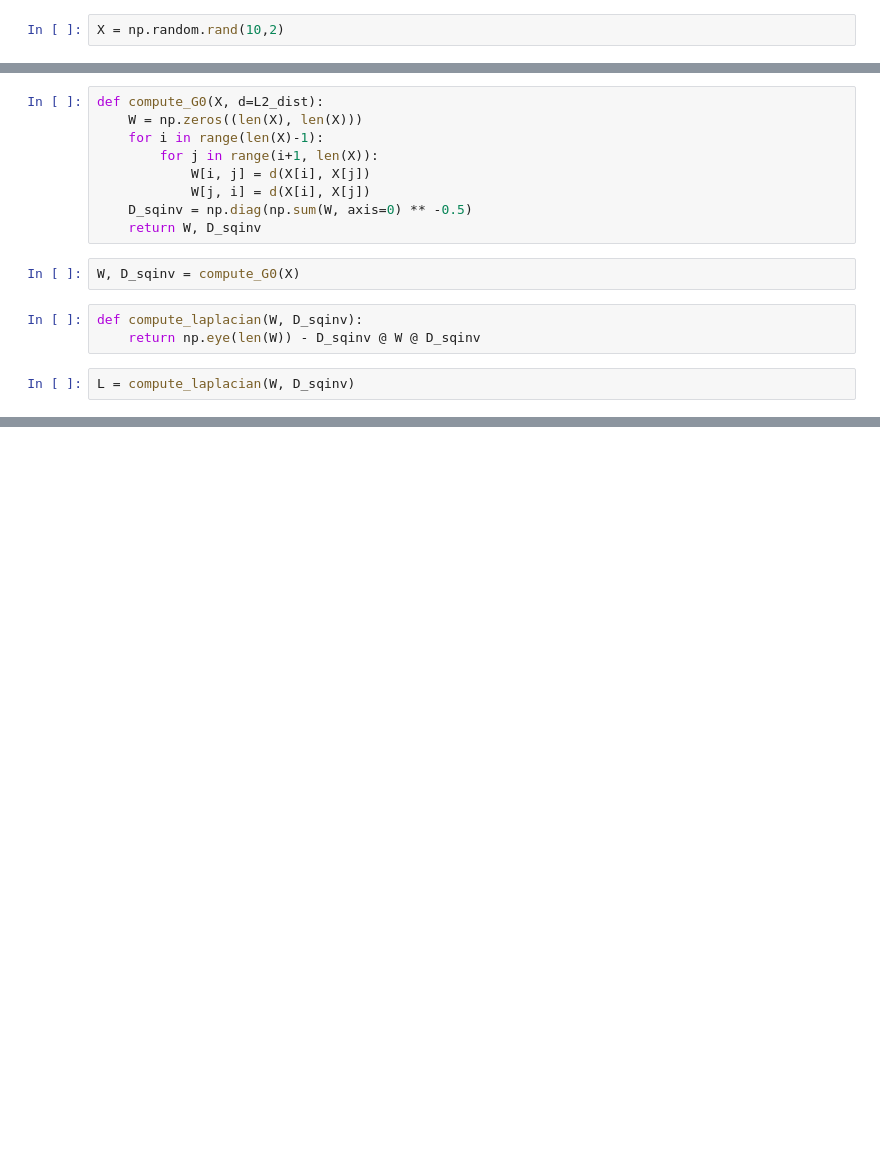
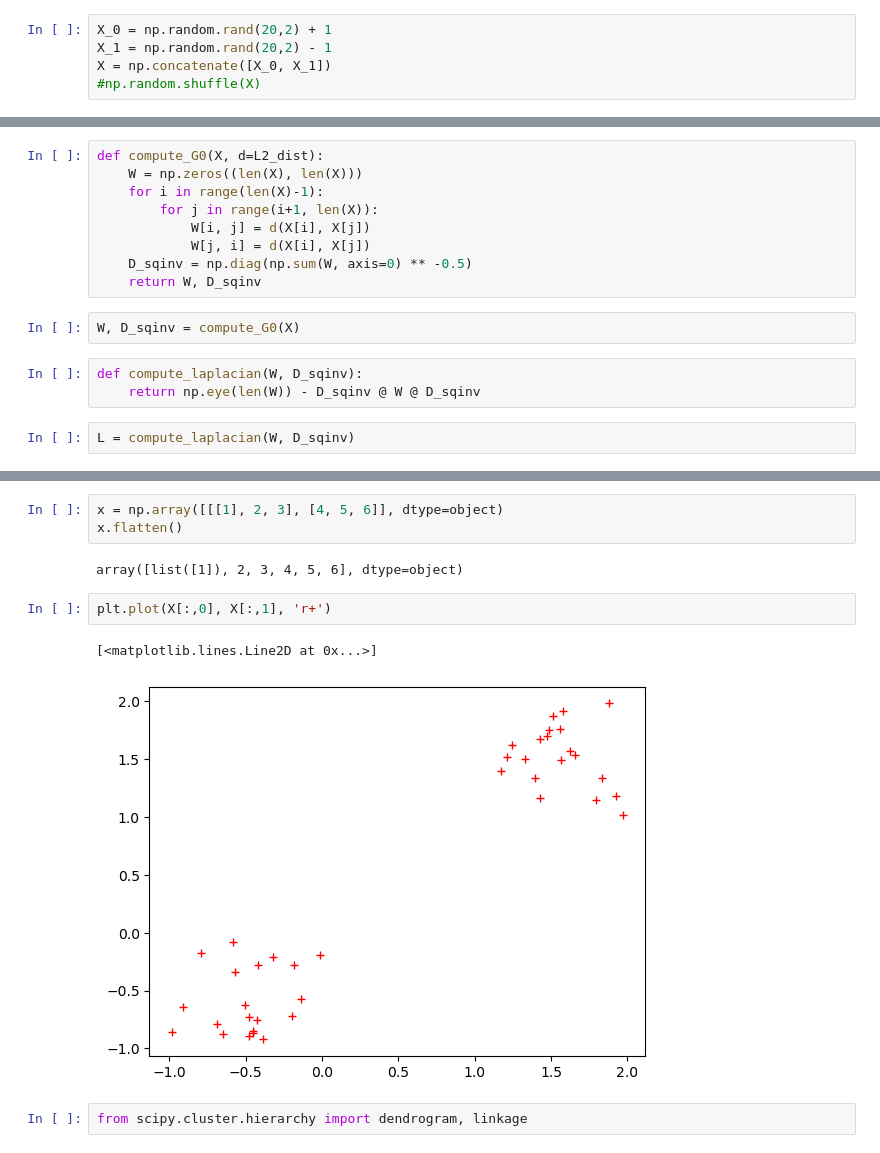
Before and after one commit to coni26/Contrario_clustering, a Jupyter notebook: notebook_0.ipynb, the cells around one changed output, grey strips where cells are left out. Cells and saved outputs as stored; diff of their text form; blank space fills up the shorter version.

```diff
--- a/notebook_0.ipynb
+++ b/notebook_0.ipynb
@@ -3,7 +3,10 @@ import numpy as np
 import pandas as pd
 import matplotlib.pyplot as plt
 # %%
-X = np.random.rand(10,2)
+X_0 = np.random.rand(20,2) + 1
+X_1 = np.random.rand(20,2) - 1
+X = np.concatenate([X_0, X_1])
+#np.random.shuffle(X)
 # %%
 def L2_dist(a, b):
     return np.linalg.norm(a-b)
@@ -34,0 +67,12 @@ def compute_AM_normalised(L, D_sqinv, M=len(L)):
+# %%
+x = np.array([[[1], 2, 3], [4, 5, 6]], dtype=object)
+x.flatten()
+# %% [output]
+array([list([1]), 2, 3, 4, 5, 6], dtype=object)
+# %%
+plt.plot(X[:,0], X[:,1], 'r+')
+# %% [output]
+[<matplotlib.lines.Line2D at 0x...>]
+[figure, added]
+# %%
+from scipy.cluster.hierarchy import dendrogram, linkage
```
Also changed, not shown: parts of 8 cells of this notebook.
